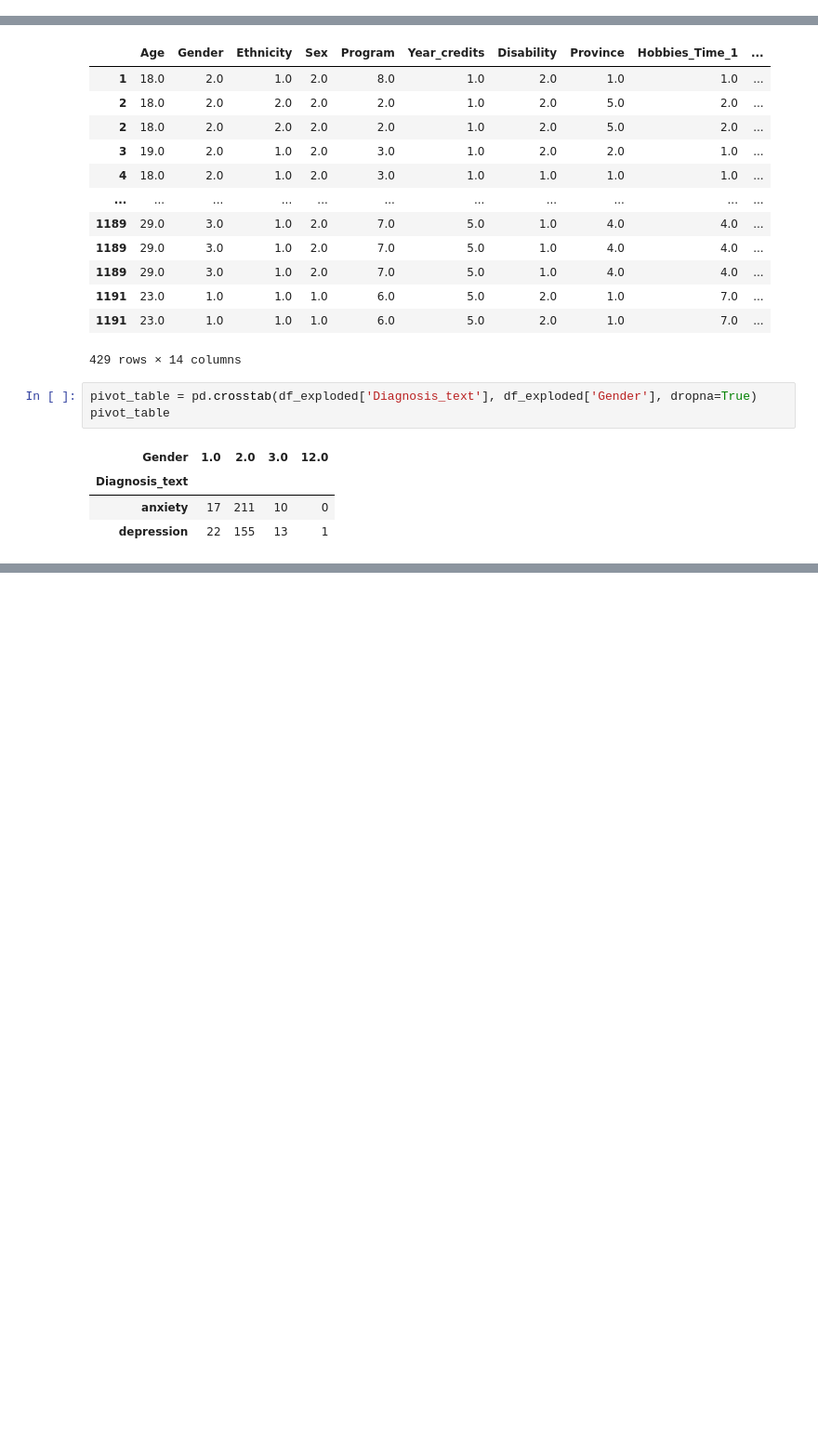
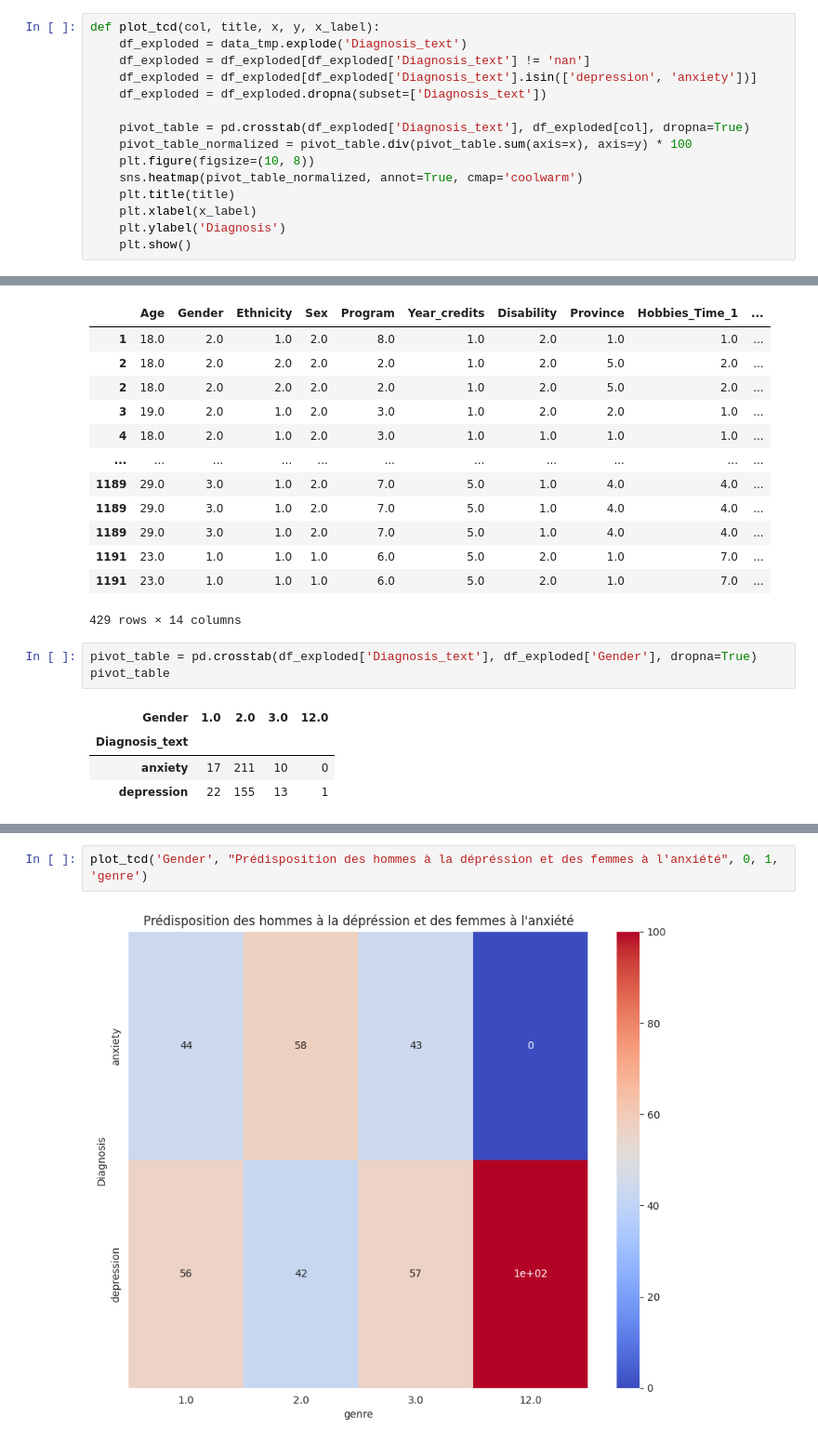
Before and after one commit to Arys02/ExploreStudentMentalWellness_ESGI4, a Jupyter notebook: notebook/student_mental_health.ipynb, the cells around one changed output, grey strips where cells are left out. Shown at 93% size. Saved outputs shown, nothing was run; the diff lists cells and outputs as text; blank space fills up the shorter version.

```diff
--- a/notebook/student_mental_health.ipynb
+++ b/notebook/student_mental_health.ipynb
@@ -410,4 +410,19 @@ plot_numerical_pie(data, 'Diagnosis', diagnosis_dict)
 [figure]
 # %% [markdown]
 ## TCD
+# %%
+def plot_tcd(col, title, x, y, x_label):
+    df_exploded = data_tmp.explode('Diagnosis_text')
+    df_exploded = df_exploded[df_exploded['Diagnosis_text'] != 'nan']
+    df_exploded = df_exploded[df_exploded['Diagnosis_text'].isin(['depression', 'anxiety'])]
+    df_exploded = df_exploded.dropna(subset=['Diagnosis_text'])
+
+    pivot_table = pd.crosstab(df_exploded['Diagnosis_text'], df_exploded[col], dropna=True)
+    pivot_table_normalized = pivot_table.div(pivot_table.sum(axis=x), axis=y) * 100
+    plt.figure(figsize=(10, 8))
+    sns.heatmap(pivot_table_normalized, annot=True, cmap='coolwarm')
+    plt.title(title)
+    plt.xlabel(x_label)
+    plt.ylabel('Diagnosis')
+    plt.show()
 # %%
@@ -450,4 +454,8 @@ pivot_table_normalized
 | Diagnosis_text |  |  |  |  |
 | anxiety | 43.589744 | 57.650273 | 43.478261 | 0.0 |
 | depression | 56.410256 | 42.349727 | 56.521739 | 100.0 |
+# %%
+plot_tcd('Gender', "Prédisposition des hommes à la dépréssion et des femmes à l'anxiété", 0, 1, 'genre')
+# %% [output]
+[figure, added]
 # %%
```
Also changed, not shown: parts of 5 cells of this notebook.
